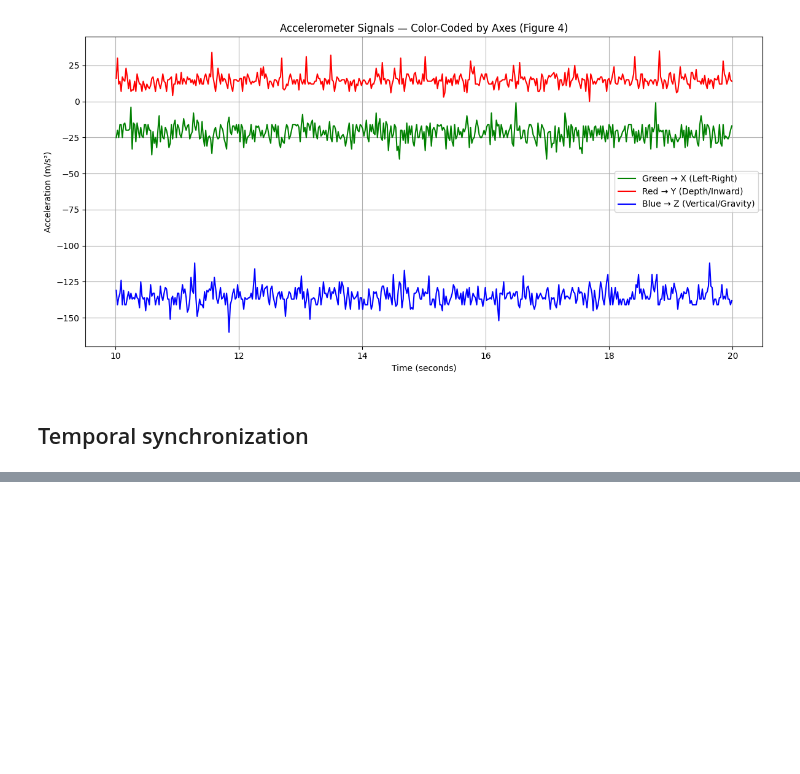
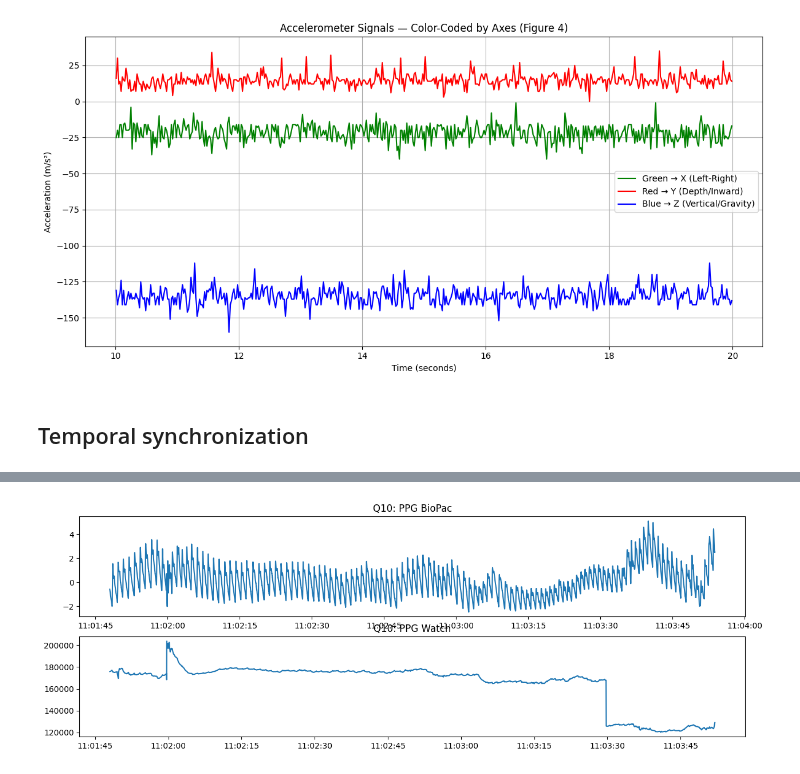
Before and after one commit to victor-42/medical_data_processing, a Jupyter notebook: notebook_for_task1.ipynb, the cells around one changed output, grey strips where cells are left out. Saved outputs shown, nothing was run; the diff lists cells and outputs as text; code cells hidden in the pictures; blank space fills up the shorter version.

```diff
--- a/notebook_for_task1.ipynb
+++ b/notebook_for_task1.ipynb
@@ -316,2 +325,31 @@ plt.show()
+# %%
+# Question Q10
+# PPG Synced by Timestamp and Artifact Position
+
+best_start_datetime = datetime(2025, 5, 8, 11, 1, 48)
+
+fig, ((ax1), (ax2)) = plt.subplots(2,1, figsize=(15, 5))
+
+biopac_ppg_data = [
+    [best_start_datetime + timedelta(seconds=-1.7) + timedelta(milliseconds=0.5) * i,
+     exp2_biopac['data'][i, 0]] for i in range(len(exp2_biopac['data'][:, 0]))
+]
+
+watch_ppg_data = [
+    [datetime.fromtimestamp(int(exp2_watch_ppg['PPG Timestamp'][i])/1000), exp2_watch_ppg['PPG'][i]]
+    for i in range(len(exp2_watch_ppg['PPG Timestamp']))
+]
+
+watch_ppg_data = list(filter(lambda x: best_start_datetime <= x[0], watch_ppg_data))
+biopac_ppg_data = list(filter(lambda x:  x[0] >= best_start_datetime, biopac_ppg_data))
+
+ax1.plot([x[0] for x in biopac_ppg_data], [x[1] for x in biopac_ppg_data])
+ax1.set_title('Q10: PPG BioPac')
+
+ax2.plot([x[0] for x in watch_ppg_data], [x[1] for x in watch_ppg_data])
+ax2.set_title('Q10: PPG Watch')
+plt.show()
+# %% [output]
+[figure, added]
 # %%
 # Question Q11
```
Also changed, not shown: parts of 6 cells of this notebook.
